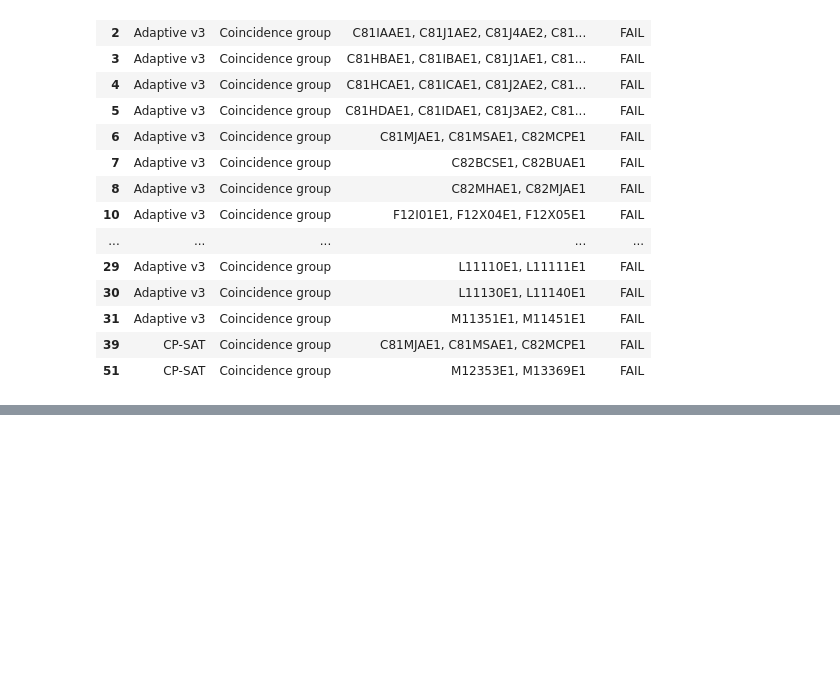
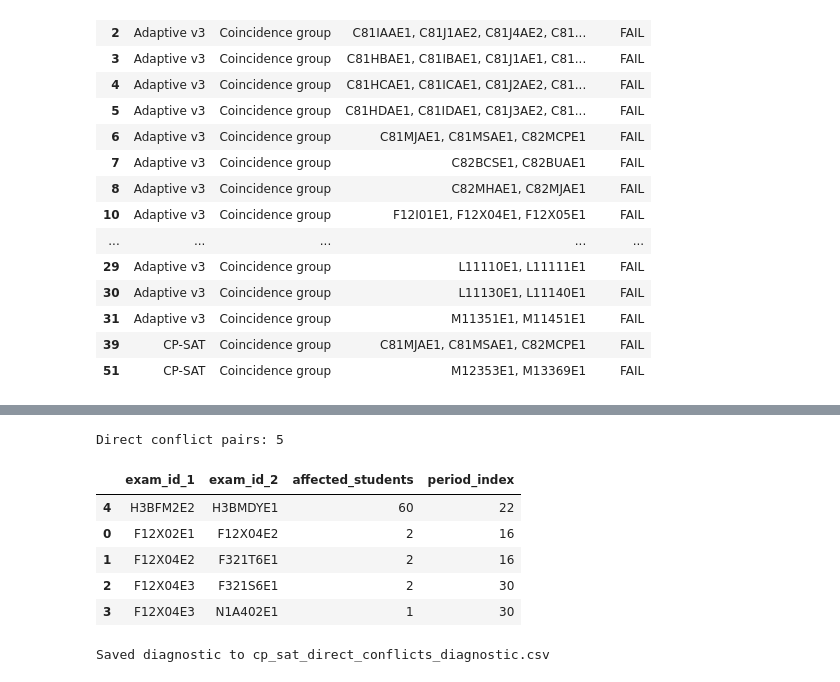
Before and after one commit to PHGNKavindya/adaptive-exam-timetabling, a Jupyter notebook: src/07_final_comparison_and_validation.ipynb, the cells around one changed output, grey strips where cells are left out. Saved outputs shown, nothing was run; the diff lists cells and outputs as text; code cells hidden in the pictures; blank space fills up the shorter version.

Commit message:
Add final CP-SAT schedule and validation results

```diff
--- a/src/07_final_comparison_and_validation.ipynb
+++ b/src/07_final_comparison_and_validation.ipynb
@@ -949,0 +1732,65 @@ display(extra_validation[extra_validation["Status"] != "PASS"])
+# %%
+import pandas as pd
+from pathlib import Path
+
+PROCESSED = Path("../data/processed")
+
+enrol = pd.read_csv(
+    "../data/raw/Nott/enrolements",
+    sep=r"\s+",
+    header=None,
+    dtype=str,
+    engine="python"
+)
+enrol.columns = ["student_id", "exam_id"]
+
+schedule = pd.read_csv(PROCESSED / "cp_sat_schedule.csv", dtype={"exam_id": str})
+schedule["exam_id"] = schedule["exam_id"].astype(str).str.strip()
+
+# One period assigned to each exam
+exam_period = schedule.set_index("exam_id")["period_index"].to_dict()
+
+# Student–exam pairs with their assigned periods
+student_exams = enrol.copy()
+student_exams["period_index"] = student_exams["exam_id"].map(exam_period)
+student_exams = student_exams.dropna(subset=["period_index"])
+student_exams["period_index"] = student_exams["period_index"].astype(int)
+
+# Find students assigned two or more exams in the same period
+same_period = student_exams.merge(
+    student_exams,
+    on=["student_id", "period_index"],
+    suffixes=("_1", "_2")
+)
+
+same_period = same_period[
+    same_period["exam_id_1"] < same_period["exam_id_2"]
+].drop_duplicates(["student_id", "period_index", "exam_id_1", "exam_id_2"])
+
+conflict_pairs = (
+    same_period.groupby(["exam_id_1", "exam_id_2"])
+    .agg(
+        affected_students=("student_id", "nunique"),
+        period_index=("period_index", "first")
+    )
+    .reset_index()
+    .sort_values("affected_students", ascending=False)
+)
+
+print("Direct conflict pairs:", len(conflict_pairs))
+display(conflict_pairs.head(30))
+
+conflict_pairs.to_csv(
+    PROCESSED / "cp_sat_direct_conflicts_diagnostic.csv",
+    index=False
+)
+print("Saved diagnostic to cp_sat_direct_conflicts_diagnostic.csv")
+# %% [output]
+Direct conflict pairs: 5
+|  | exam_id_1 | exam_id_2 | affected_students | period_index |
+| 4 | H3BFM2E2 | H3BMDYE1 | 60 | 22 |
+| 0 | F12X02E1 | F12X04E2 | 2 | 16 |
+| 1 | F12X04E2 | F321T6E1 | 2 | 16 |
+| 2 | F12X04E3 | F321S6E1 | 2 | 30 |
+| 3 | F12X04E3 | N1A402E1 | 1 | 30 |
+Saved diagnostic to cp_sat_direct_conflicts_diagnostic.csv
```
Also changed, not shown: parts of 14 cells of this notebook, 13 other files.
